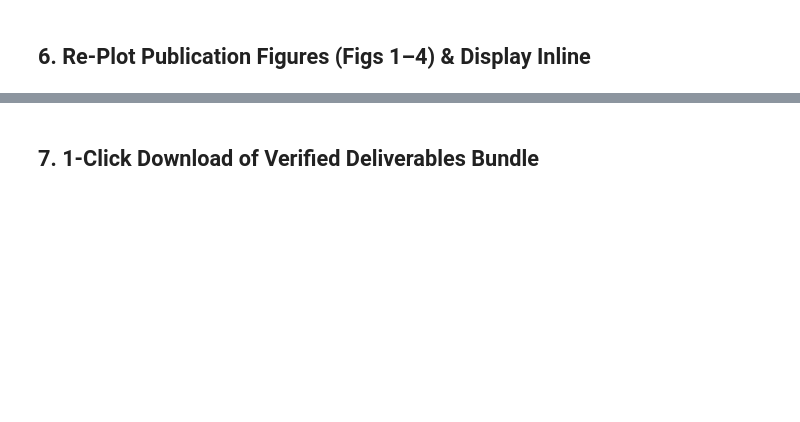
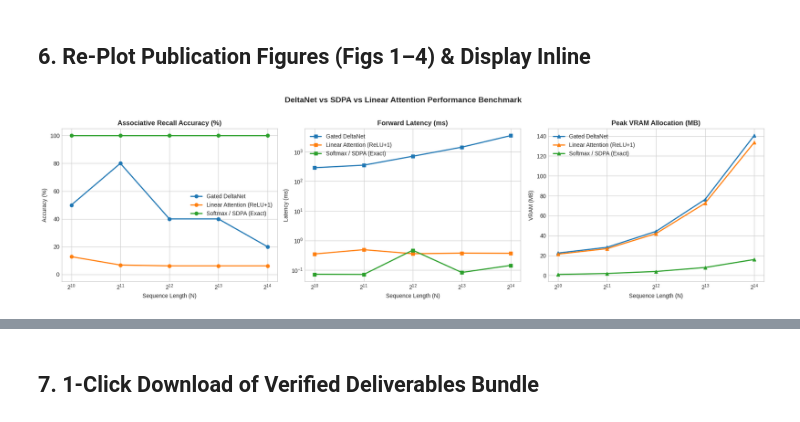
Before and after one commit to Jaiadithya71/Linear_Attention_Experimentation, a Jupyter notebook: notebooks/run_live_t4_benchmark.ipynb, the cells around one changed output, grey strips where cells are left out. Drawn from its saved outputs; the diff is of its cells as text; code cells hidden in the pictures; blank space fills up the shorter version.

```diff
--- a/notebooks/run_live_t4_benchmark.ipynb
+++ b/notebooks/run_live_t4_benchmark.ipynb
@@ -319,5 +471,50 @@ print('Saved deltanet_comparison.csv and qwen_prefill_results.csv!')
 # %% [markdown]
 ## 6. Re-Plot Publication Figures (Figs 1–4) & Display Inline
+# %%
+import pandas as pd
+import matplotlib.pyplot as plt
+
+# Load the updated comparison data
+df_del = pd.read_csv('data/deltanet_comparison.csv')
+
+# Set plotting style
+plt.style.use('seaborn-v0_8-whitegrid' if 'seaborn-v0_8-whitegrid' in plt.style.available else 'default')
+fig, axes = plt.subplots(1, 3, figsize=(18, 5))
+
+# Plot Recall Accuracy
+for m, grp in df_del.groupby('method'):
+    axes[0].plot(grp.sequence_length_N, grp.associative_recall_acc * 100, marker='o', linewidth=2, label=m)
+axes[0].set_title('Associative Recall Accuracy (%)', fontsize=12, fontweight='bold')
+axes[0].set_xlabel('Sequence Length (N)')
+axes[0].set_ylabel('Accuracy (%)')
+axes[0].set_xscale('log', base=2)
+axes[0].set_ylim(-5, 105)
+axes[0].legend()
+
+# Plot Latency Comparison
+for m, grp in df_del.groupby('method'):
+    axes[1].plot(grp.sequence_length_N, grp.latency_ms, marker='s', linewidth=2, label=m)
+axes[1].set_title('Forward Latency (ms)', fontsize=12, fontweight='bold')
+axes[1].set_xlabel('Sequence Length (N)')
+axes[1].set_ylabel('Latency (ms)')
+axes[1].set_xscale('log', base=2)
+axes[1].set_yscale('log')
+axes[1].legend()
+
+# Plot Peak VRAM Memory
+for m, grp in df_del.groupby('method'):
+    axes[2].plot(grp.sequence_length_N, grp.peak_vram_mb, marker='^', linewidth=2, label=m)
+axes[2].set_title('Peak VRAM Allocation (MB)', fontsize=12, fontweight='bold')
+axes[2].set_xlabel('Sequence Length (N)')
+axes[2].set_ylabel('VRAM (MB)')
+axes[2].set_xscale('log', base=2)
+axes[2].legend()
+
+plt.suptitle('DeltaNet vs SDPA vs Linear Attention Performance Benchmark', fontsize=14, fontweight='bold', y=1.02)
+plt.tight_layout()
+plt.show()
+# %% [output]
+[figure, added]
 # %%
 # Load measured datasets
 df_eff = pd.read_csv('data/efficiency_raw.csv')
```
Also changed, not shown: parts of 7 cells of this notebook, 7 other files.
